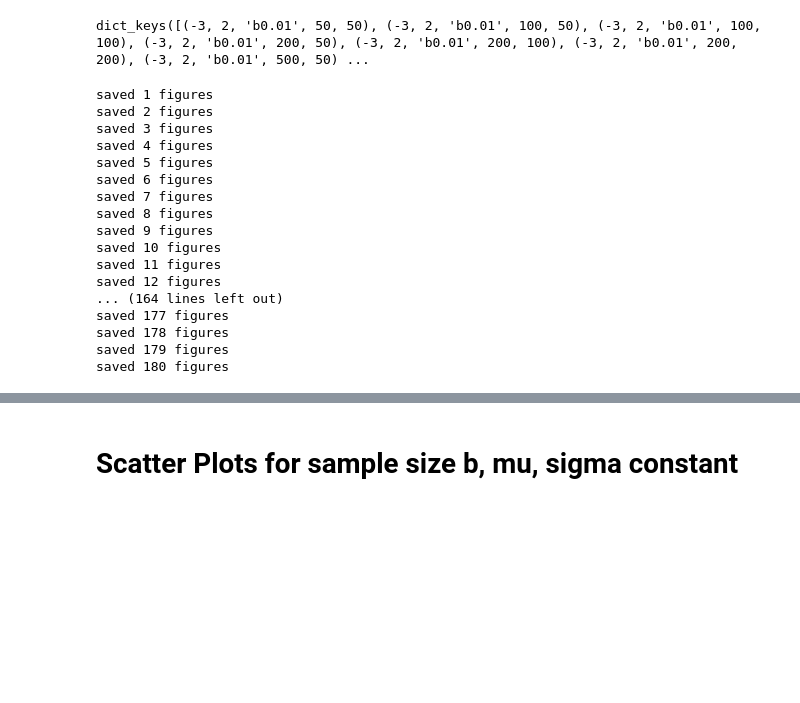
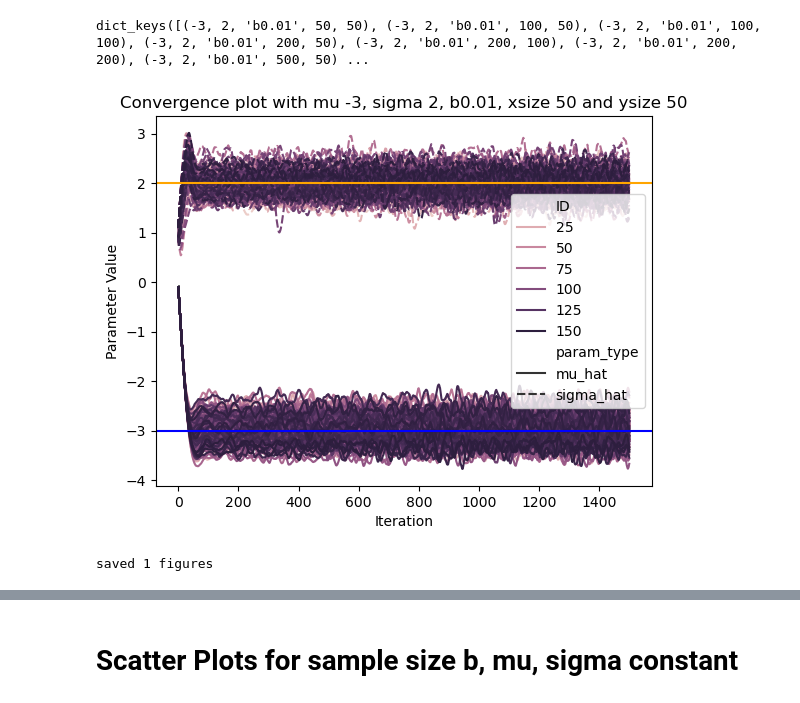
Before and after one commit to GiantDwarf42/master_thesis2, a Jupyter notebook: Gaussian_Data_Analysis.ipynb, the cells around one changed output, grey strips where cells are left out. Drawn from its saved outputs; the diff is of its cells as text; code cells hidden in the pictures; blank space fills up the shorter version.

Commit message:
adjusted the convergence plot code

```diff
--- a/Gaussian_Data_Analysis.ipynb
+++ b/Gaussian_Data_Analysis.ipynb
@@ -453,48 +354,36 @@ dict_keys([(-3, 2, 'b0.01', 50, 50), (-3, 2, 'b0.01', 100, 50), (-3, 2, 'b0.01',
 # %%
 saving_path_convergence = r"G:\My Drive\Studium\UNIGE_Master\Thesis\Master_Thesis\Data\Gaussian_Convergence_charts"
 # %%
-# # go through the different simulation runs => 180
-# counter = 0
-# for mu, sigma, b, xsize, ysize in param_combinations:
+# go through the different simulation runs => 180
+counter = 0
+for mu, sigma, b, xsize, ysize in param_combinations:
 
-# 	simulations_df = df[(df["mu"]==mu) & (df["sigma"]==sigma)
-# 		     & (df["b"]==b) & (df["xsize"]==xsize) & (df["ysize"]==ysize)]
+	simulations_df = df[(df["mu"]==mu) & (df["sigma"]==sigma)
+		     & (df["b"]==b) & (df["xsize"]==xsize) & (df["ysize"]==ysize)]
 
-# 	melted_df = simulations_df.melt(id_vars=["ID", "Iteration"],
-# 		    value_vars=["mu_hat","sigma_hat"],
-# 		    var_name = "param_type",
-# 		    value_name = "param_value")
+	melted_df = simulations_df.melt(id_vars=["ID", "Iteration"],
+		    value_vars=["mu_hat","sigma_hat"],
+		    var_name = "param_type",
+		    value_name = "param_value")
 
-# 	sns.lineplot(data=melted_df, x='Iteration', y='param_value', hue='ID', style='param_type')
+	sns.lineplot(data=melted_df, x='Iteration', y='param_value', hue='ID', style='param_type')
 
-# 	plt.axhline(y=mu, color="blue")
-# 	plt.axhline(y=sigma, color="orange")
-# 	plt.ylabel("Paramter Value")
+	plt.axhline(y=mu, color="blue")
+	plt.axhline(y=sigma, color="orange")
+	plt.ylabel("Parameter Value")
 
-# 	plt.title(f"Convergence plot with mu {mu}, sigma {sigma}, {b}, xsize {xsize} and ysize {ysize}")
+	plt.title(f"Convergence plot with mu {mu}, sigma {sigma}, {b}, xsize {xsize} and ysize {ysize}")
 
-# 	file_name = f"mu{mu}_sigma{sigma}_b{b}_xsize{xsize}_ysize{ysize}.png"
-# 	plt.savefig(f"{saving_path_convergence}\{file_name}")
-# 	plt.close()
+	file_name = f"mu{mu}_sigma{sigma}_b{b}_xsize{xsize}_ysize{ysize}.png"
+	#plt.savefig(f"{saving_path_convergence}\{file_name}")
+	plt.show()
+	plt.close()
 
-# 	counter += 1
+	counter += 1
 
-# 	print(f"saved {counter} figures")
+	print(f"saved {counter} figures")
+
+	break
 # %% [output]
+[figure, added]
 saved 1 figures
-saved 2 figures
-saved 3 figures
-saved 4 figures
-saved 5 figures
-saved 6 figures
-saved 7 figures
-saved 8 figures
-saved 9 figures
-saved 10 figures
-saved 11 figures
-saved 12 figures
-... (164 lines left out)
-saved 177 figures
-saved 178 figures
-saved 179 figures
-saved 180 figures
```
Also changed, not shown: parts of 24 cells of this notebook.
